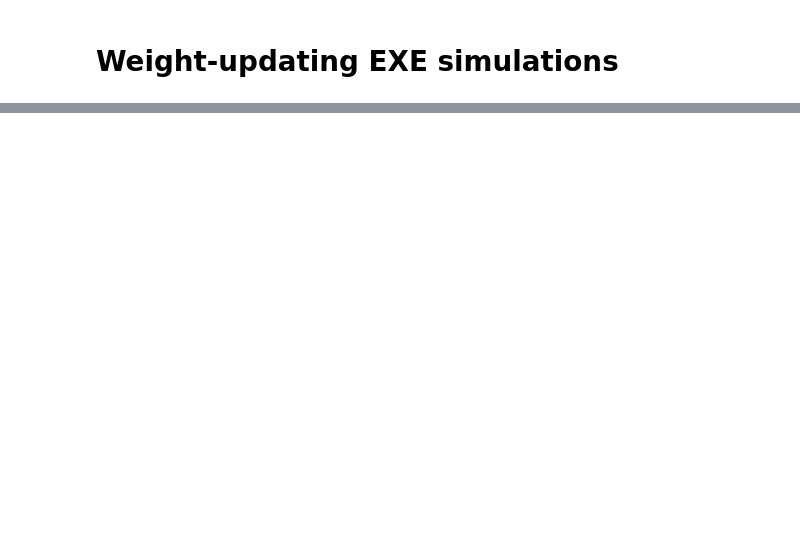
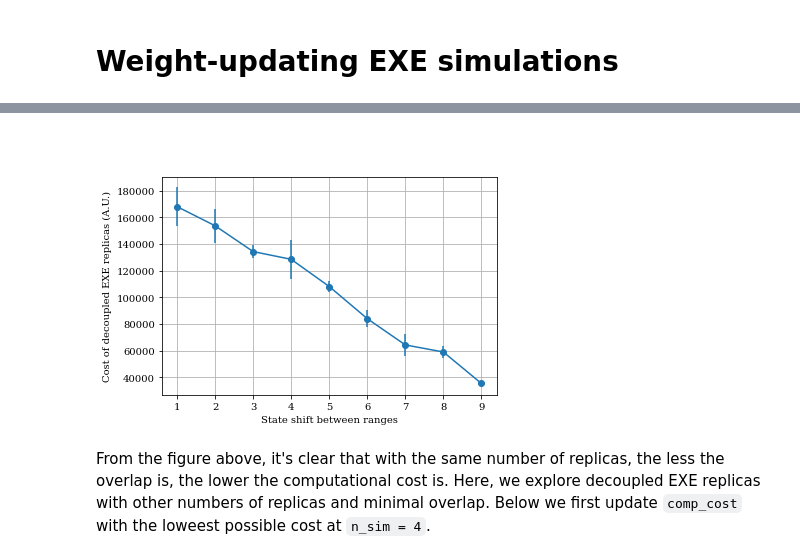
Before and after one commit to wehs7661/sampling_simulator, a Jupyter notebook: examples/weight_updating_EXE.ipynb, the cells around one changed output, grey strips where cells are left out. Drawn from its saved outputs; the diff is of its cells as text; code cells hidden in the pictures; blank space fills up the shorter version.

```diff
--- a/examples/weight_updating_EXE.ipynb
+++ b/examples/weight_updating_EXE.ipynb
@@ -651,0 +41,18 @@ Text(0, 0.5, 'Computational cost (A.U.)')
+# %%
+t_equil_list, rmse_list = [], []
+for i in range(3):
+    simulator = WL_Simulator(params_dict, f_ref)
+    simulator.run()
+    t_equil_list.append(simulator.equil_time)
+    rmse_list.append(calc_rmse(simulator.g, f_ref - f_ref[0]))
+
+
+t_equil = np.mean(t_equil_list)
+t_equil_err = np.std(t_equil_list, ddof=1)
+rmse = np.mean(rmse_list)
+rmse_err = np.std(rmse_list, ddof=1)
+comp_cost_rep = []
+
+print('Whole-range EXE simulation')
+print(f'  Equilibration time: {t_equil:.0f} +/- {t_equil_err:.0f} steps')
+print(f'  RMSE: {rmse:.3f} +/- {rmse_err:.3f} kT')
@@ -651,0 +118,13 @@ Text(0, 0.5, 'Computational cost (A.U.)')
+# %%
+n_sim = 4
+comp_cost, comp_cost_err = [], []
+s = range(1, 10)  # from high to low overlap
+n_sub = [37, 34, 31, 28, 25, 22, 19, 17, 13]  # the corresponding number of states in each alchemical range
+for i in range(9):
+    section_title = f'Test {i + 1}: n_sim = {n_sim}, s = {s[i]}, n_sub = {n_sub[i]}'
+    print(section_title)
+    print('=' * len(section_title))
+    t_equil, t_equil_err = decoupled_EXE(n_sim, s[i], n_sub[i], f_ref)
+    comp_cost.append(np.max(t_equil) * n_sim)
+    comp_cost_err.append(t_equil_err[np.argmax(t_equil)] * n_sim)
+    print(f'Computational cost: {comp_cost[-1]:.0f} +/- {comp_cost_err[-1]:.0f} A.U. \n')
@@ -651,0 +149,12 @@ Text(0, 0.5, 'Computational cost (A.U.)')
+# %% [markdown]
+###
+# %%
+plt.figure()
+plt.errorbar(s, comp_cost, yerr=comp_cost_err, marker='o')
+plt.xlabel('State shift between ranges')
+plt.ylabel('Cost of decoupled EXE replicas (A.U.)')
+plt.grid()
+# %% [output]
+[figure, added]
+# %% [markdown]
+From the figure above, it's clear that with the same number of replicas, the less the overlap is, the lower the computational cost is. Here, we explore decoupled EXE replicas with other numbers of replicas and minimal overlap. Below we first update `comp_cost` with the loweest possible cost at `n_sim = 4`.
```
Also changed, not shown: parts of 48 cells of this notebook, 1 other file.
